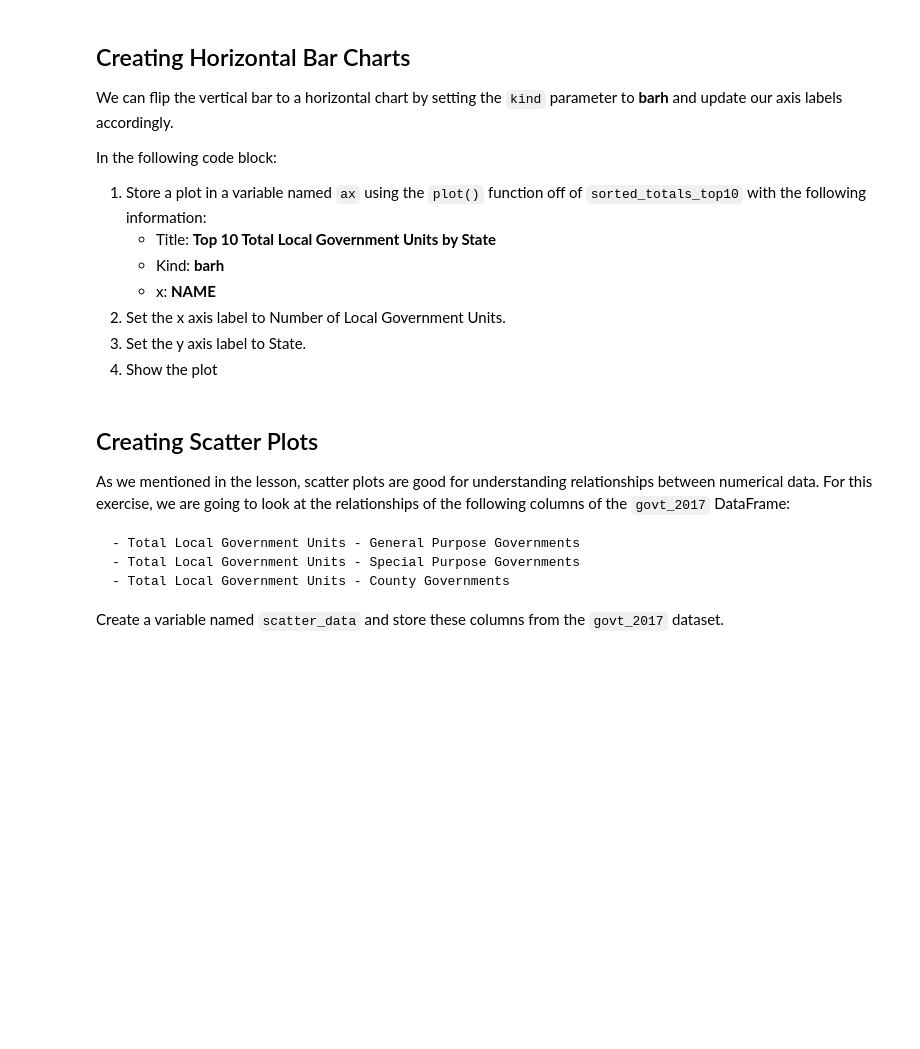
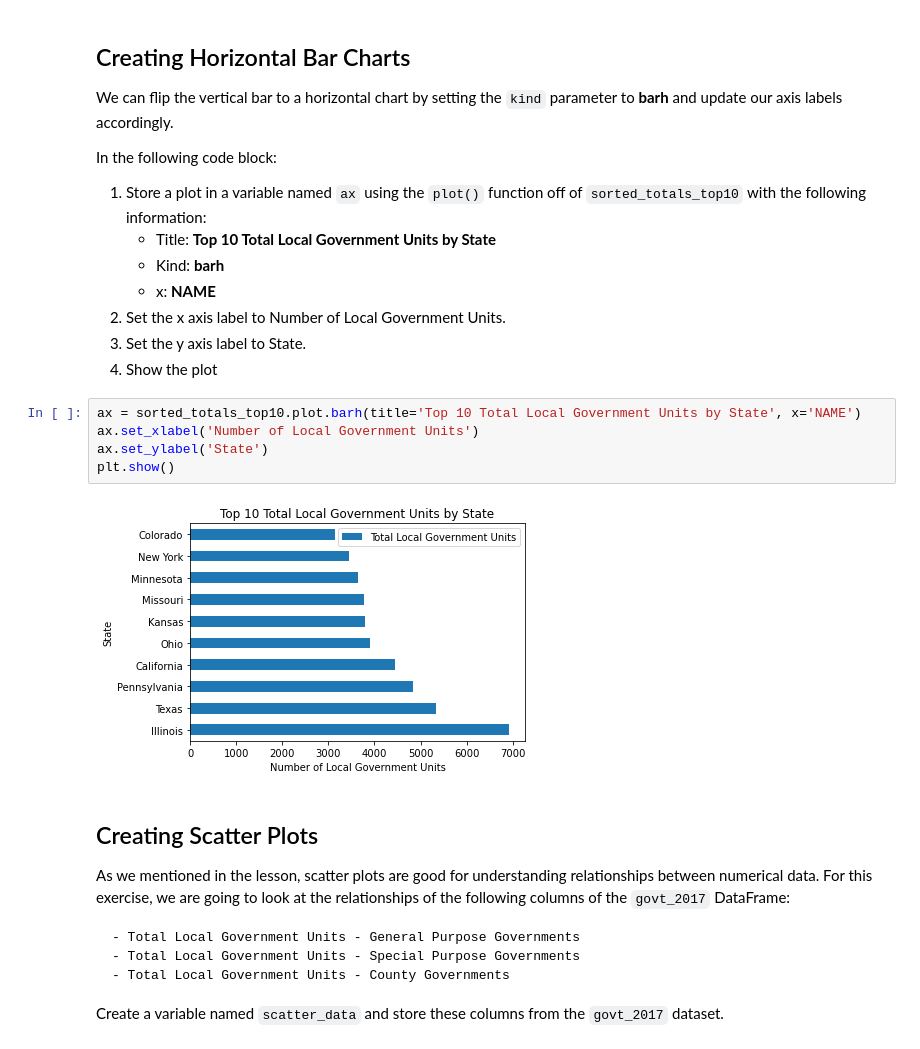
Before and after one commit to Jakob-T13/government-data-vis, a Jupyter notebook: Exercise-LocalGov2017.ipynb, the cells around one changed output. Cells and saved outputs as stored; diff of their text form; blank space fills up the shorter version.

```diff
--- a/Exercise-LocalGov2017.ipynb
+++ b/Exercise-LocalGov2017.ipynb
@@ -55,6 +116,13 @@ In the following code block:
 2. Set the x axis label to Number of Local Government Units.
 3. Set the y axis label to State.
 4. Show the plot
+# %%
+ax = sorted_totals_top10.plot.barh(title='Top 10 Total Local Government Units by State', x='NAME')
+ax.set_xlabel('Number of Local Government Units')
+ax.set_ylabel('State')
+plt.show()
+# %% [output]
+[figure, added]
 # %% [markdown]
 ## Creating Scatter Plots
 
```
Also changed, not shown: parts of 14 cells of this notebook.
